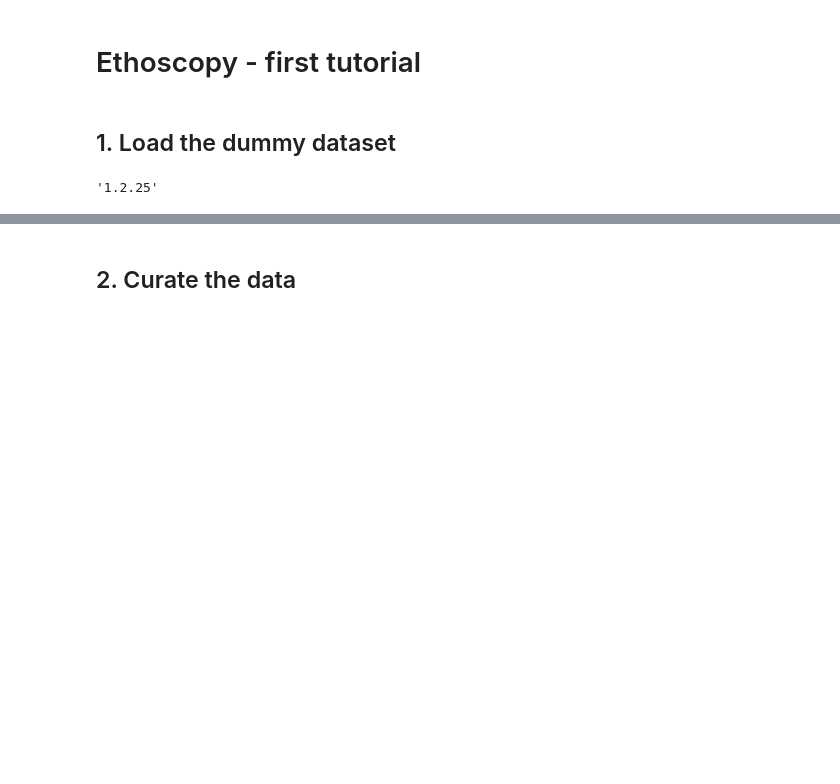
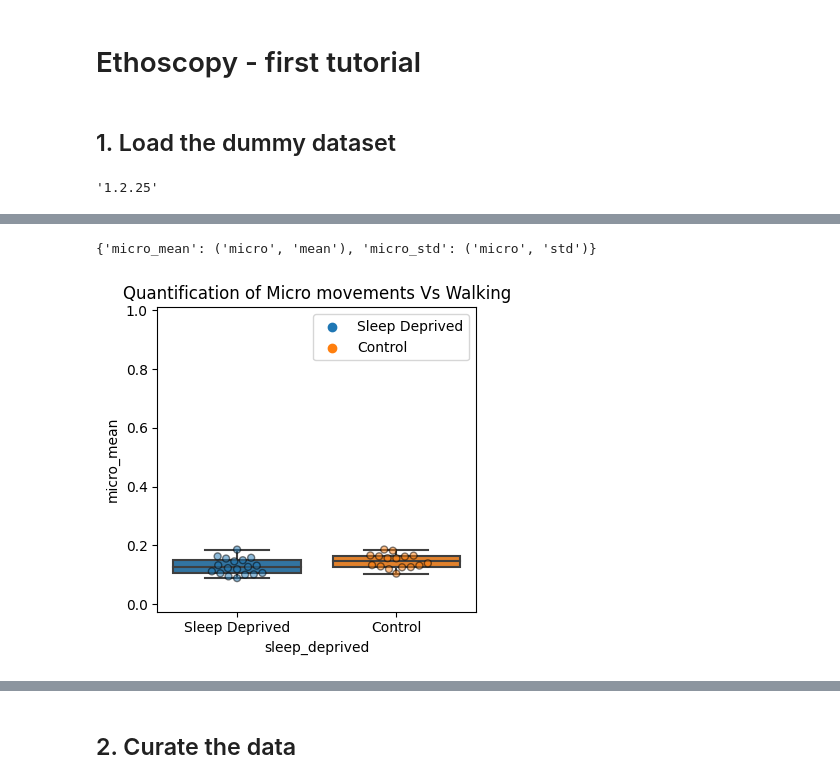
Before and after one commit to gilestrolab/ethoscopy, a Jupyter notebook: tutorial_notebook/1_Overview_tutorial.ipynb, the cells around one changed output, grey strips where cells are left out. Saved outputs shown, nothing was run; the diff lists cells and outputs as text; code cells hidden in the pictures; blank space fills up the shorter version.

```diff
--- a/tutorial_notebook/1_Overview_tutorial.ipynb
+++ b/tutorial_notebook/1_Overview_tutorial.ipynb
@@ -23,6 +21,14 @@ ModuleNotFoundError: No module named 'ethoscopy.behavpy_HMM_class'
+# %%
+data = data.reset_index()
+# metadata = metadata.reset_index()
 # %%
 # this combines your data and metadata into a behavpy dataframe, remember to keep the order data, metadata, otherwise it will cause problems later down the line
 # new addtion as of 1.30, you can now choose the colour palette for plotly, see https://plotly.com/python/discrete-color/ and the colors.qualitative section for the names of diffrent colour sets
 # the default is the 'Safe' colour palette and 'Dark24' for the longer set (in case you need 24 colours).
 # the parameter check is used to see if the ids of the specimen in the data match those in the metadata. It also removes some columns that are not needed now you've downloaded the data
-df = etho.behavpy(data, metadata, colour = 'Bold', check = True)
+df = etho.behavpy(data, metadata, check = True, canvas = 'seaborn')
+# %%
+fig, stats_multiple = df.plot_quantify(variable = 'micro', facet_col = 'sleep_deprived', facet_arg = [True, False], facet_labels = ['Sleep Deprived', 'Control'], title = 'Quantification of Micro movements Vs Walking')
+# %% [output]
+{'micro_mean': ('micro', 'mean'), 'micro_std': ('micro', 'std')}
+[figure, added]
```
Also changed, not shown: parts of 25 cells of this notebook, 3 other files.
